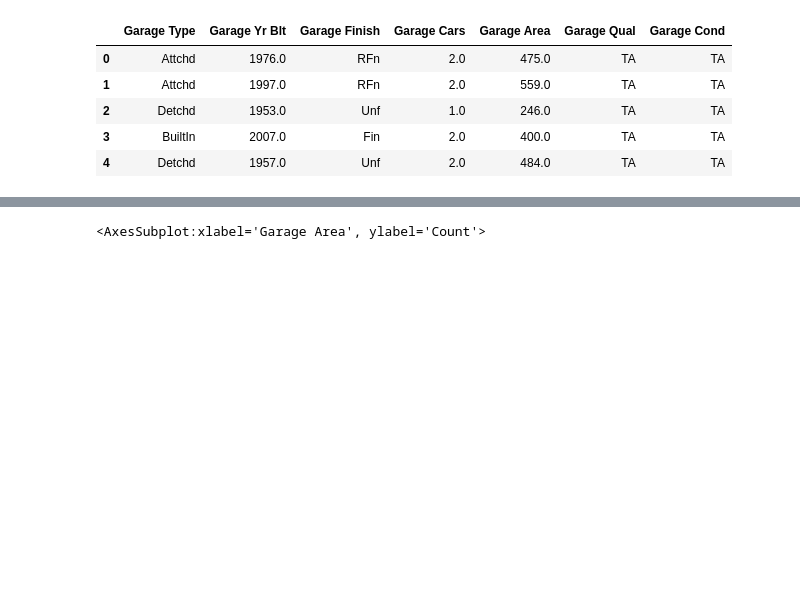
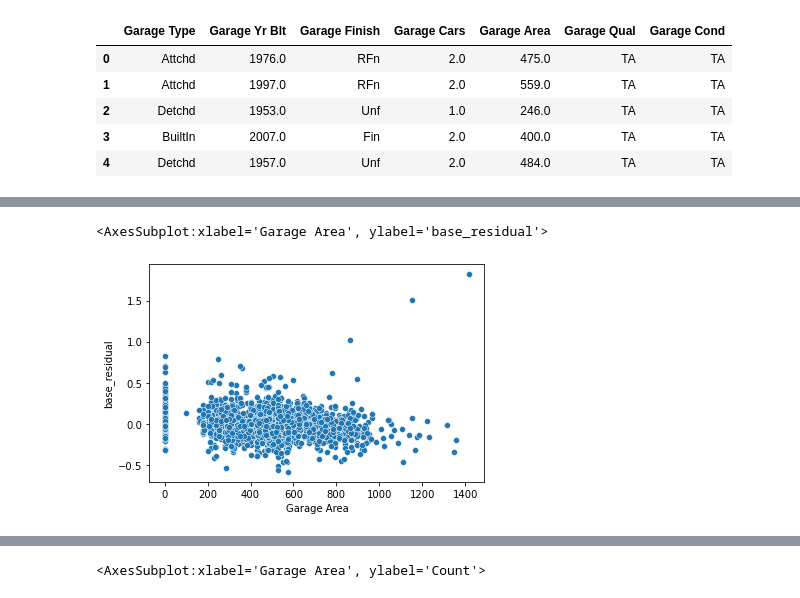
Before and after one commit to stevenlw-porpoise/Ames-Housing-Predictions, a Jupyter notebook: data_wrangling.ipynb, the cells around one changed output, grey strips where cells are left out. Cells and saved outputs as stored; diff of their text form; code cells hidden in the pictures; blank space fills up the shorter version.

```diff
--- a/data_wrangling.ipynb
+++ b/data_wrangling.ipynb
@@ -840,0 +960,5 @@ Name: Garage Cars, dtype: int64
+# %%
+sns.scatterplot(x = 'Garage Area', y = 'base_residual', data = df)
+# %% [output]
+<AxesSubplot:xlabel='Garage Area', ylabel='base_residual'>
+[figure, added]
```
Also changed, not shown: parts of 67 cells of this notebook, 1 other file.
